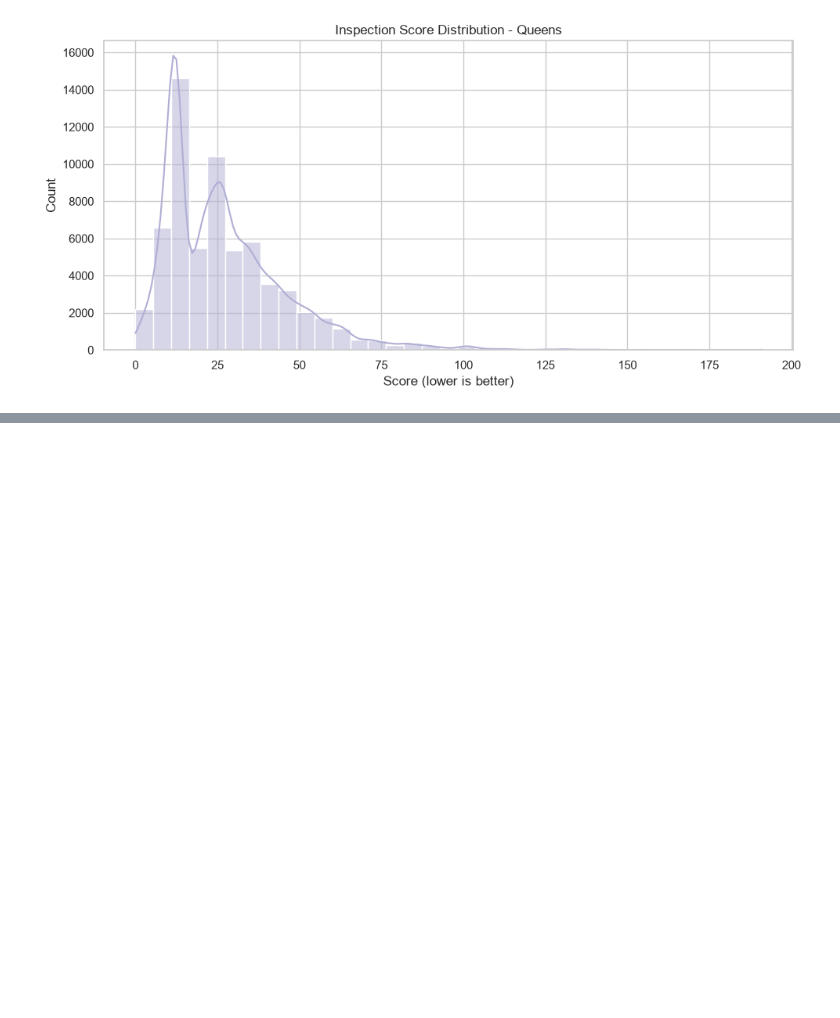
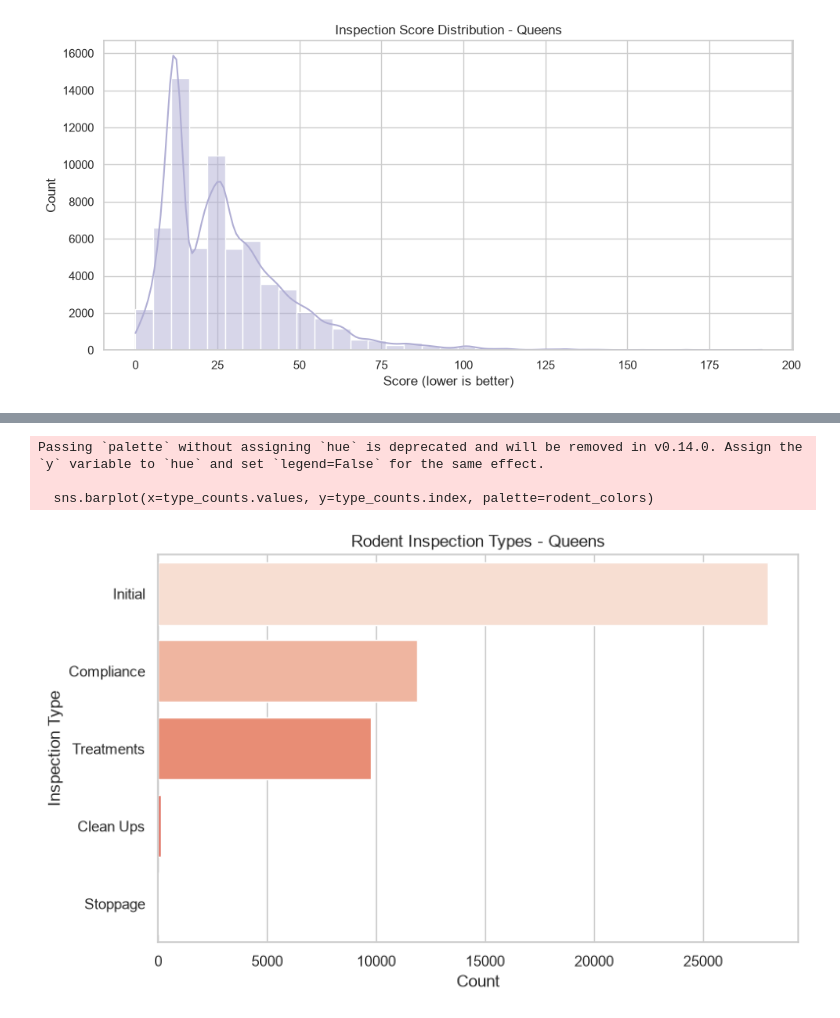
Before and after one commit to ac11599/nyc-restaurant-inspections, a Jupyter notebook: NYC-restaurant-inspections.ipynb, the cells around one changed output, grey strips where cells are left out. Saved outputs shown, nothing was run; the diff lists cells and outputs as text; code cells hidden in the pictures; blank space fills up the shorter version.

```diff
--- a/NYC-restaurant-inspections.ipynb
+++ b/NYC-restaurant-inspections.ipynb
@@ -178,0 +303,15 @@ Passing `palette` without assigning `hue` is deprecated and will be removed in v
+# %%
+type_counts = rodents_df['inspection_type'].value_counts()
+
+plt.figure(figsize=(8, 5))
+sns.barplot(x=type_counts.values, y=type_counts.index, palette=rodent_colors)
+plt.title('Rodent Inspection Types - Queens')
+plt.xlabel('Count')
+plt.ylabel('Inspection Type')
+plt.tight_layout()
+plt.show()
+# %% [output]
+Passing `palette` without assigning `hue` is deprecated and will be removed in v0.14.0. Assign the `y` variable to `hue` and set `legend=False` for the same effect.
+
+  sns.barplot(x=type_counts.values, y=type_counts.index, palette=rodent_colors)
+[figure, added]
```
Also changed, not shown: parts of 28 cells of this notebook.
